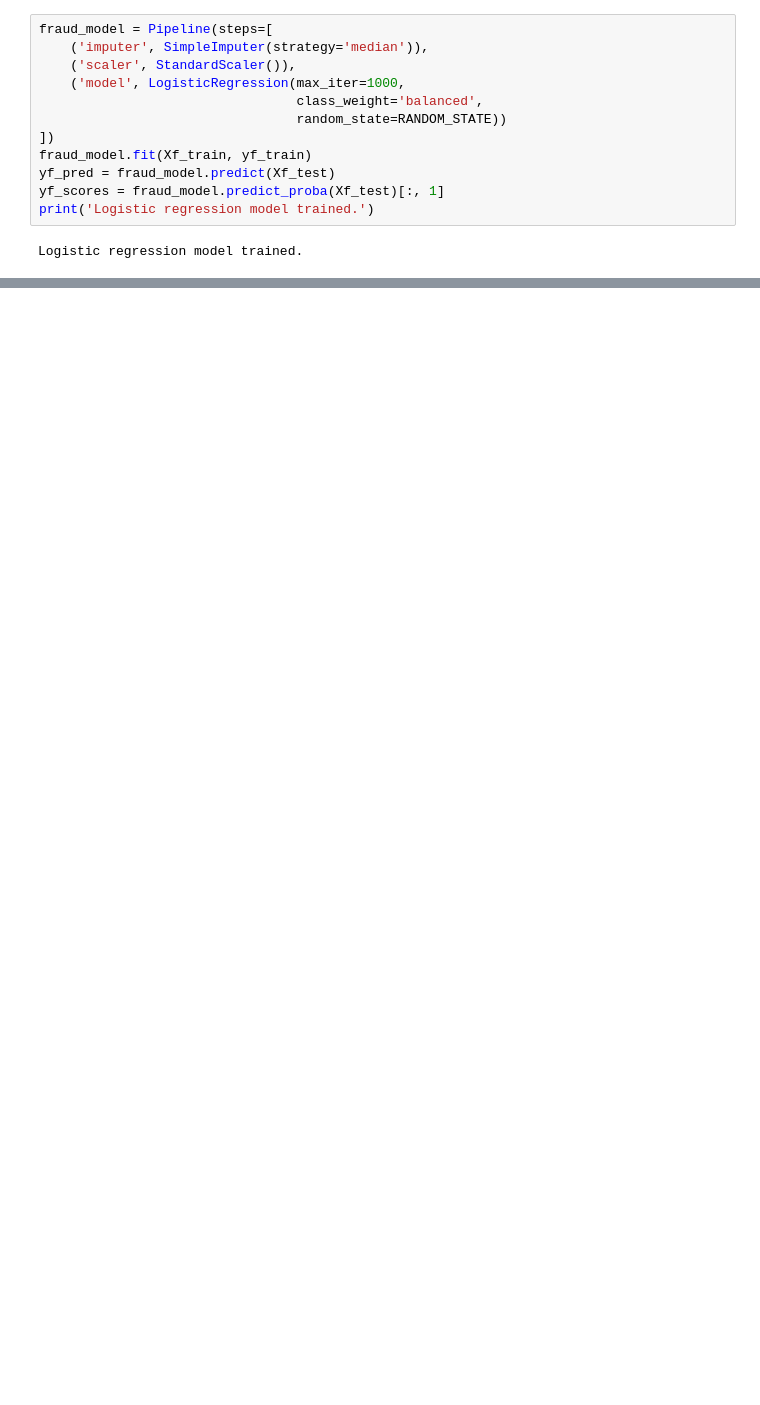
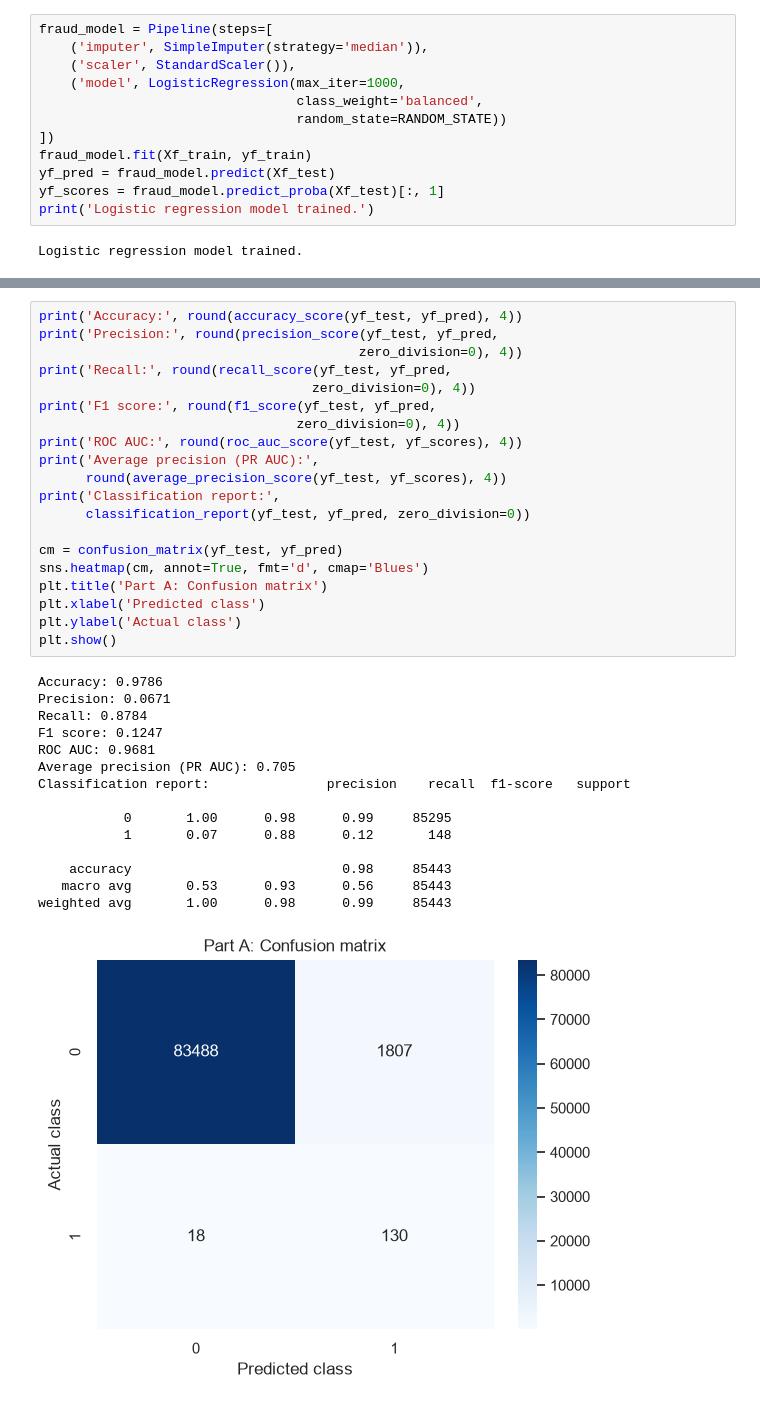
Before and after one commit to zozdemir2026/lab3-fraud-detection-insurance-prediction, a Jupyter notebook: Zeynep_Ozdemir_9045142_CSCN8000_lab3.ipynb, the cells around one changed output, grey strips where cells are left out. Drawn from its saved outputs; the diff is of its cells as text; blank space fills up the shorter version.

Commit message:
Completing Part A

```diff
--- a/Zeynep_Ozdemir_9045142_CSCN8000_lab3.ipynb
+++ b/Zeynep_Ozdemir_9045142_CSCN8000_lab3.ipynb
@@ -119,0 +128,36 @@ Logistic regression model trained.
+# %%
+print('Accuracy:', round(accuracy_score(yf_test, yf_pred), 4))
+print('Precision:', round(precision_score(yf_test, yf_pred,
+                                         zero_division=0), 4))
+print('Recall:', round(recall_score(yf_test, yf_pred,
+                                   zero_division=0), 4))
+print('F1 score:', round(f1_score(yf_test, yf_pred,
+                                 zero_division=0), 4))
+print('ROC AUC:', round(roc_auc_score(yf_test, yf_scores), 4))
+print('Average precision (PR AUC):',
+      round(average_precision_score(yf_test, yf_scores), 4))
+print('Classification report:',
+      classification_report(yf_test, yf_pred, zero_division=0))
+
+cm = confusion_matrix(yf_test, yf_pred)
+sns.heatmap(cm, annot=True, fmt='d', cmap='Blues')
+plt.title('Part A: Confusion matrix')
+plt.xlabel('Predicted class')
+plt.ylabel('Actual class')
+plt.show()
+# %% [output]
+Accuracy: 0.9786
+Precision: 0.0671
+Recall: 0.8784
+F1 score: 0.1247
+ROC AUC: 0.9681
+Average precision (PR AUC): 0.705
+Classification report:               precision    recall  f1-score   support
+
+           0       1.00      0.98      0.99     85295
+           1       0.07      0.88      0.12       148
+
+    accuracy                           0.98     85443
+   macro avg       0.53      0.93      0.56     85443
+weighted avg       1.00      0.98      0.99     85443
+[figure, added]
```
Also changed, not shown: parts of 3 cells of this notebook.
